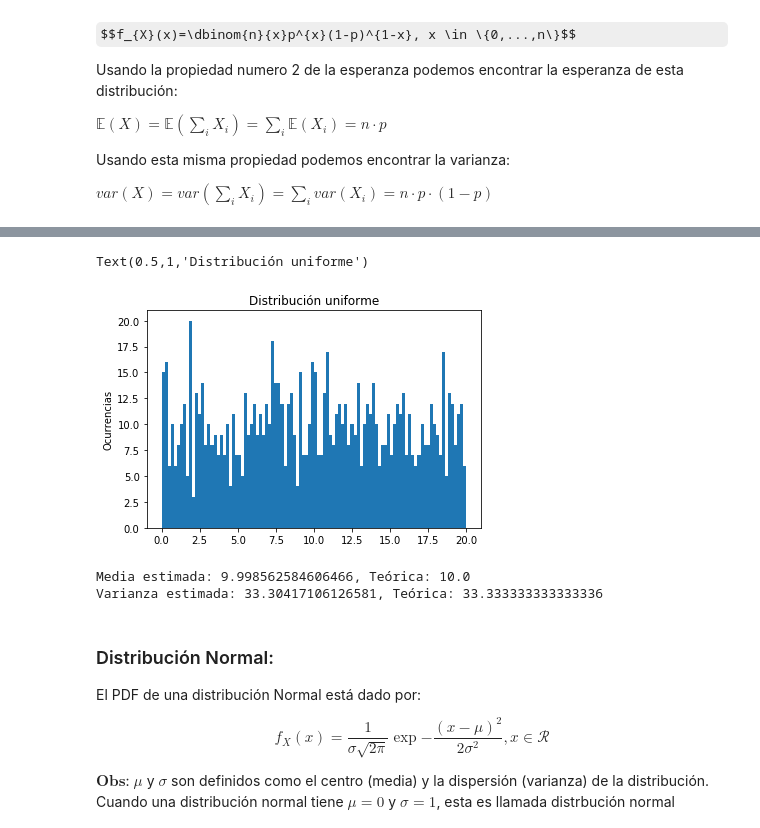
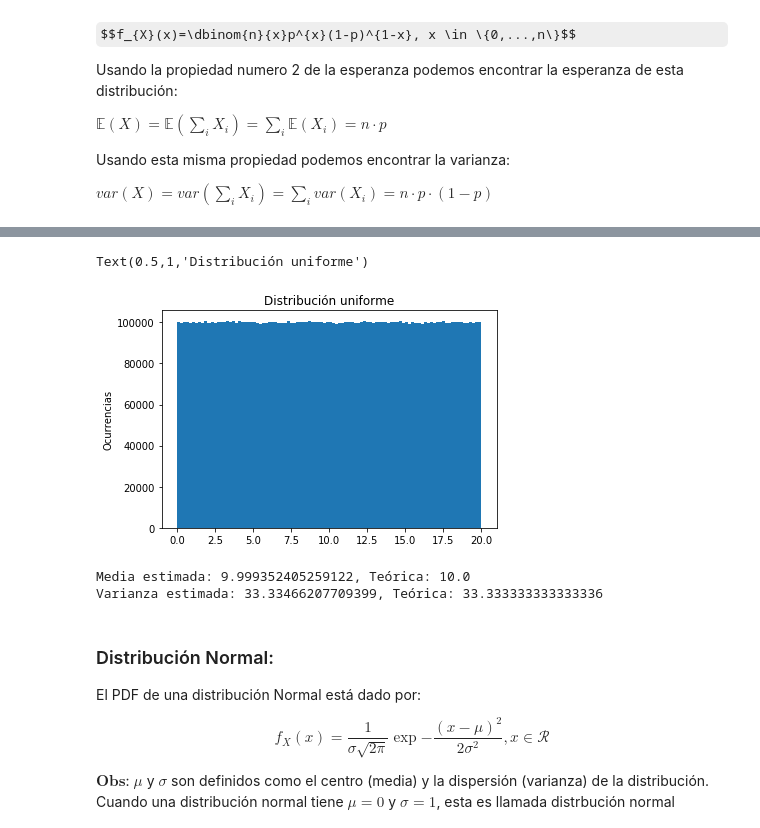
Before and after one commit to mperezcarrasco/Clases-Machine-Learning, a Jupyter notebook: Repaso estadística.ipynb, the cells around one changed output, grey strips where cells are left out. Saved outputs shown, nothing was run; the diff lists cells and outputs as text; code cells hidden in the pictures; some formulas as TeX source.

```diff
--- a/Repaso estadística.ipynb
+++ b/Repaso estadística.ipynb
@@ -467,22 +467,22 @@ $var(x) = \dfrac{b^{2}+ab+a^{2}}{3} - \Big(\dfrac{(b+a)}{2}\Big)^{2} = \dfrac{b^
 # %%
 a = 0
 b = 20
-samples = np.random.uniform(low=a, high=b, size=1000)
+samples = np.random.uniform(low=a, high=b, size=10000000)
 
 unique, counts = np.unique(samples, return_counts=True)
 
 plt.hist(samples, bins = 100)
 plt.ylabel('Ocurrencias')
 plt.title('Distribución uniforme')
 # %% [output]
 Text(0.5,1,'Distribución uniforme')
-[figure, old version]
+[figure, new version]
 # %%
 print('Media estimada: {}, Teórica: {}'.format(np.mean(samples), (a+b)/2))
 print('Varianza estimada: {}, Teórica: {}'.format(np.std(samples)**2, (b-a)**2/12))
 # %% [output]
-Media estimada: 9.998562584606466, Teórica: 10.0
-Varianza estimada: 33.30417106126581, Teórica: 33.333333333333336
+Media estimada: 9.999352405259122, Teórica: 10.0
+Varianza estimada: 33.33466207709399, Teórica: 33.333333333333336
 # %% [markdown]
 ### Distribución Normal:
 
```
Also changed, not shown: parts of 18 cells of this notebook.
